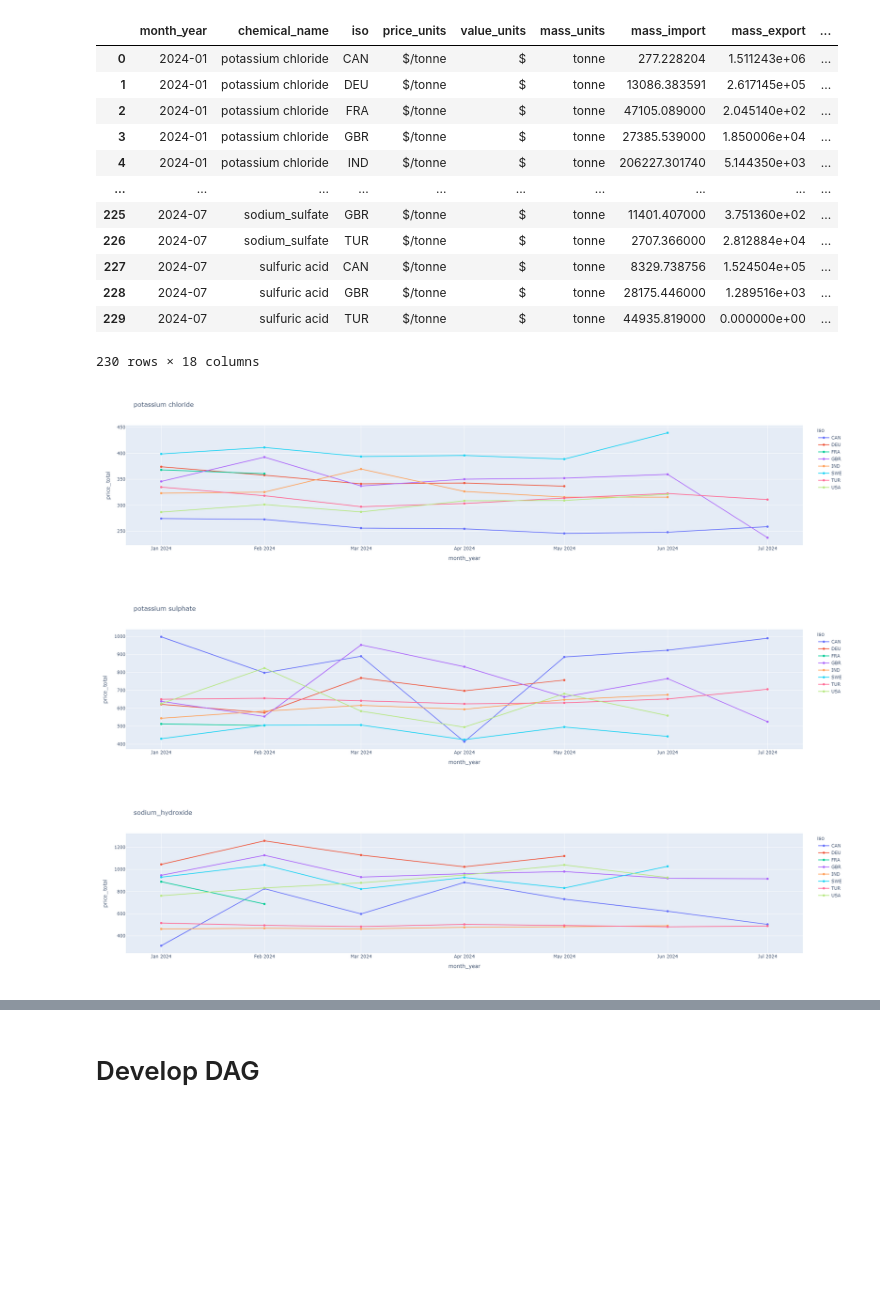
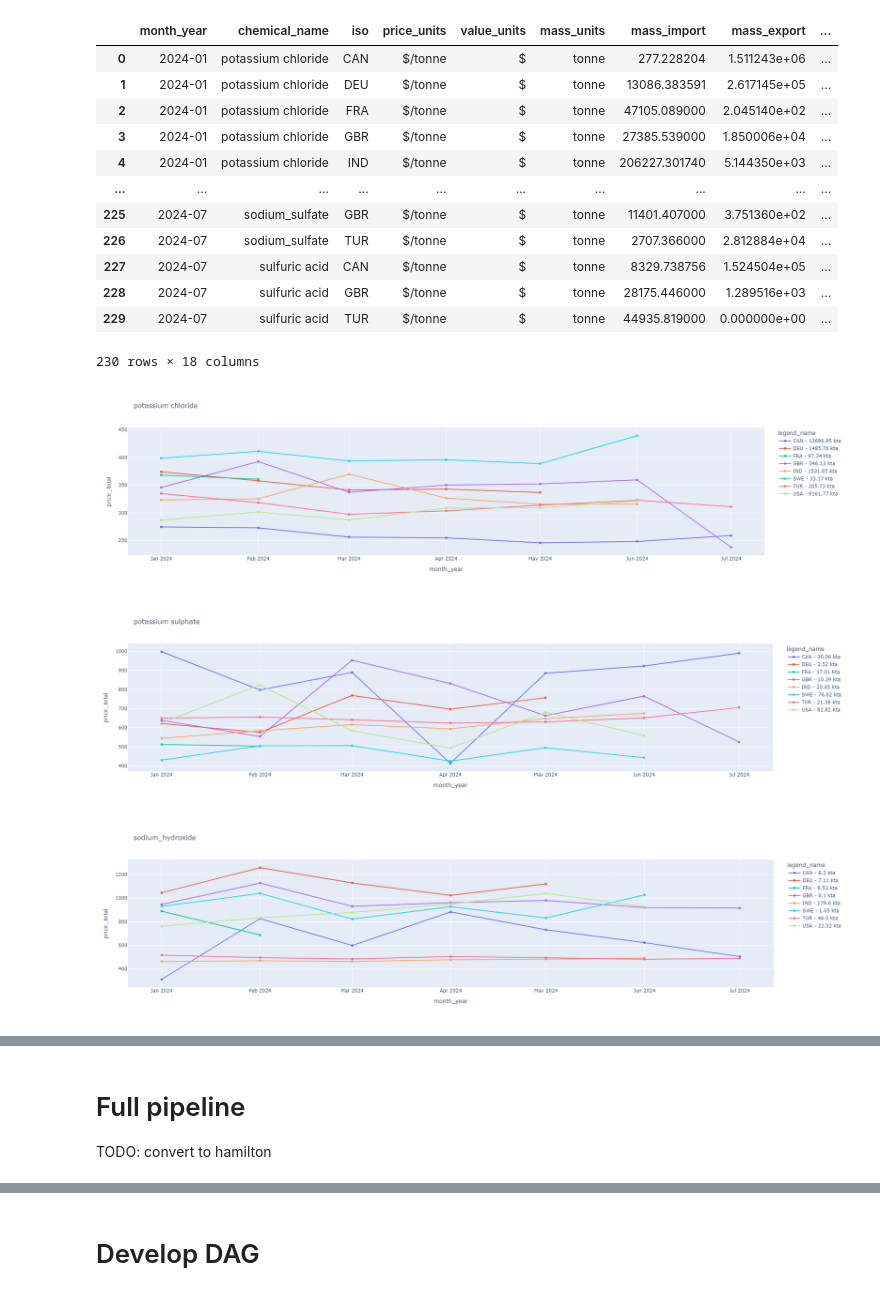
Before and after one commit to NicholasGrundl/bizwiz, a Jupyter notebook: notebooks/comtrade-data-prod.ipynb, the cells around one changed output, grey strips where cells are left out. Saved outputs shown, nothing was run; the diff lists cells and outputs as text; code cells hidden in the pictures; blank space fills up the shorter version.

Commit message:
feat: clean data set of regional price

```diff
--- a/notebooks/comtrade-data-prod.ipynb
+++ b/notebooks/comtrade-data-prod.ipynb
@@ -906 +908,9 @@ hs_codes=[281511, 2807, 2833, 310430, 310420]
+# %%
+import bizwiz
+
+path_manager = bizwiz.PathManager(
+    data_dir = "../data/comtrade/"
+)
+
+import pandas as pd
 # %% [markdown]
@@ -908,10 +929,9 @@ hs_codes=[281511, 2807, 2833, 310430, 310420]
 # %%
-print(f"Found the following data dirs")
-for p in path_manager.data_dir.iterdir():
-    if p.is_dir():
-        print(f"- {p.resolve()}")
-
 load_dirname = "20240924_export"
 load_dir = path_manager.data_dir / load_dirname
 print(f"Load directory: '{load_dir.resolve()}'")
+
+print("Files/Folders:")
+for p in load_dir.iterdir():
+    print(f"-- {p.resolve()}")
 # %% [output]
@@ -1123,36 +1164,46 @@ for group, group_df in df.groupby(by=['month_year','chemical_name','iso']):
     metrics_df = pd.concat([metrics_df, _df])
 metrics_df = metrics_df.reset_index(drop=True)
 
 display(metrics_df)
 
-#explore data
 for chemical_name in metrics_df['chemical_name'].unique():
     plot_df = metrics_df[metrics_df['chemical_name']==chemical_name].copy()
+    #prep for plotting
     plot_df['month_year'] = plot_df['month_year'].astype(str)
+    #legend column
+    annual_country_mass = plot_df.groupby('iso')['mass_total'].sum().reset_index(name='mass_annual')
+    plot_df = plot_df.merge(annual_country_mass, on='iso', how='left')# Then, merge this result back to the original DataFrame
+
+    # sum for the year
+    plot_df['tonnes'] = plot_df['mass_annual']/1000
+    plot_df['tonnes'] = plot_df['tonnes'].round(decimals=2).astype(str)
+    plot_df['legend_name'] = plot_df['iso'].astype(str) + " - " + plot_df['tonnes'] + " kta"
+
     fig = px.line(
         plot_df,
         x="month_year", y="price_total",
-        color='iso',
+        color='legend_name',
         markers=True,
         height=500, width=1000,
-        title=chemical_name
+        title=chemical_name,
+
     )
     fig.update_traces(marker=dict(size=6, symbol='circle'))
     display(fig)
 # %% [output]
 |  | month_year | chemical_name | iso | price_units | value_units | mass_units | mass_import | mass_export | ... |
 | 0 | 2024-01 | potassium chloride | CAN | $/tonne | $ | tonne | 277.228204 | 1.511243e+06 | ... |
 | 1 | 2024-01 | potassium chloride | DEU | $/tonne | $ | tonne | 13086.383591 | 2.617145e+05 | ... |
 | 2 | 2024-01 | potassium chloride | FRA | $/tonne | $ | tonne | 47105.089000 | 2.045140e+02 | ... |
 | 3 | 2024-01 | potassium chloride | GBR | $/tonne | $ | tonne | 27385.539000 | 1.850006e+04 | ... |
 | 4 | 2024-01 | potassium chloride | IND | $/tonne | $ | tonne | 206227.301740 | 5.144350e+03 | ... |
 | ... | ... | ... | ... | ... | ... | ... | ... | ... | ... |
 | 225 | 2024-07 | sodium_sulfate | GBR | $/tonne | $ | tonne | 11401.407000 | 3.751360e+02 | ... |
 | 226 | 2024-07 | sodium_sulfate | TUR | $/tonne | $ | tonne | 2707.366000 | 2.812884e+04 | ... |
 | 227 | 2024-07 | sulfuric acid | CAN | $/tonne | $ | tonne | 8329.738756 | 1.524504e+05 | ... |
 | 228 | 2024-07 | sulfuric acid | GBR | $/tonne | $ | tonne | 28175.446000 | 1.289516e+03 | ... |
 | 229 | 2024-07 | sulfuric acid | TUR | $/tonne | $ | tonne | 44935.819000 | 0.000000e+00 | ... |
 230 rows × 18 columns
-[figure, old version]
+[figure, new version]
-[figure, old version]
+[figure, new version]
-[figure, old version]
+[figure, new version]
@@ -1160,0 +1212,4 @@ for chemical_name in metrics_df['chemical_name'].unique():
+# %% [markdown]
+# Full pipeline
+
+TODO: convert to hamilton
```
Also changed, not shown: parts of 25 cells of this notebook, 16 other files.
